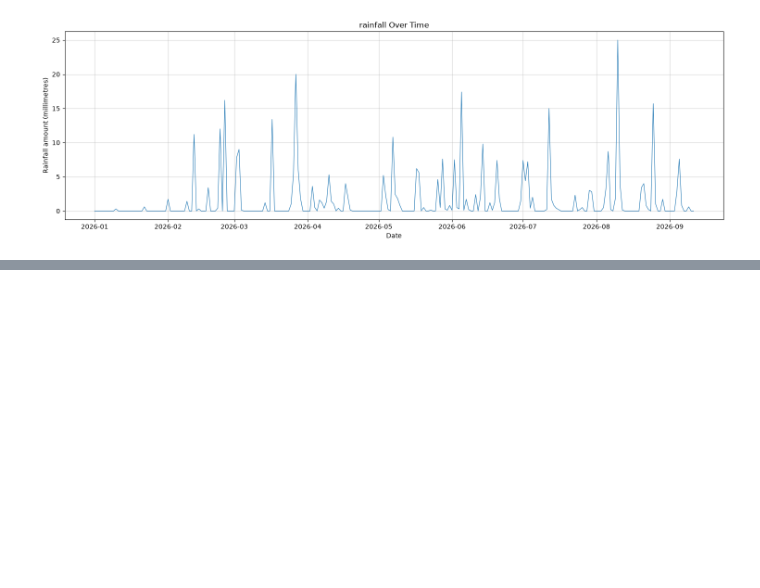
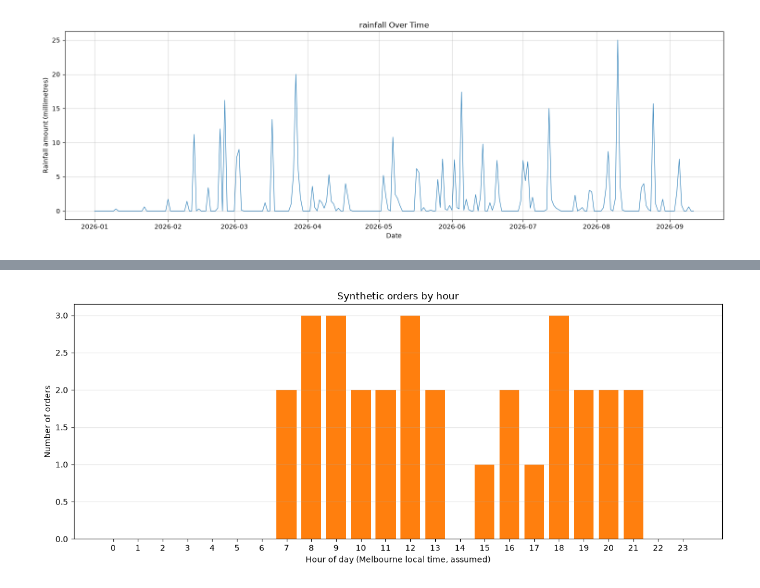
Before and after one commit to DinilKodituwakku/Fulfillment-Pulsa, a Jupyter notebook: data exploration.ipynb, the cells around one changed output, grey strips where cells are left out. Cells and saved outputs as stored; diff of their text form; code cells hidden in the pictures; blank space fills up the shorter version.

```diff
--- a/data exploration.ipynb
+++ b/data exploration.ipynb
@@ -504,0 +614,14 @@ plt.show()
+# %%
+orders_by_hour = order["order_timestamp"].dt.hour.value_counts().reindex(range(24), fill_value=0)
+
+fig, ax = plt.subplots(figsize=(12, 5))
+ax.bar(orders_by_hour.index, orders_by_hour.values, color="tab:orange")
+ax.set_xlabel("Hour of day (Melbourne local time, assumed)")
+ax.set_ylabel("Number of orders")
+ax.set_title("Synthetic orders by hour")
+ax.set_xticks(range(24))
+ax.grid(axis="y", alpha=0.4)
+plt.tight_layout()
+plt.show()
+# %% [output]
+[figure, added]
```
Also changed, not shown: parts of 30 cells of this notebook, 5 other files.
